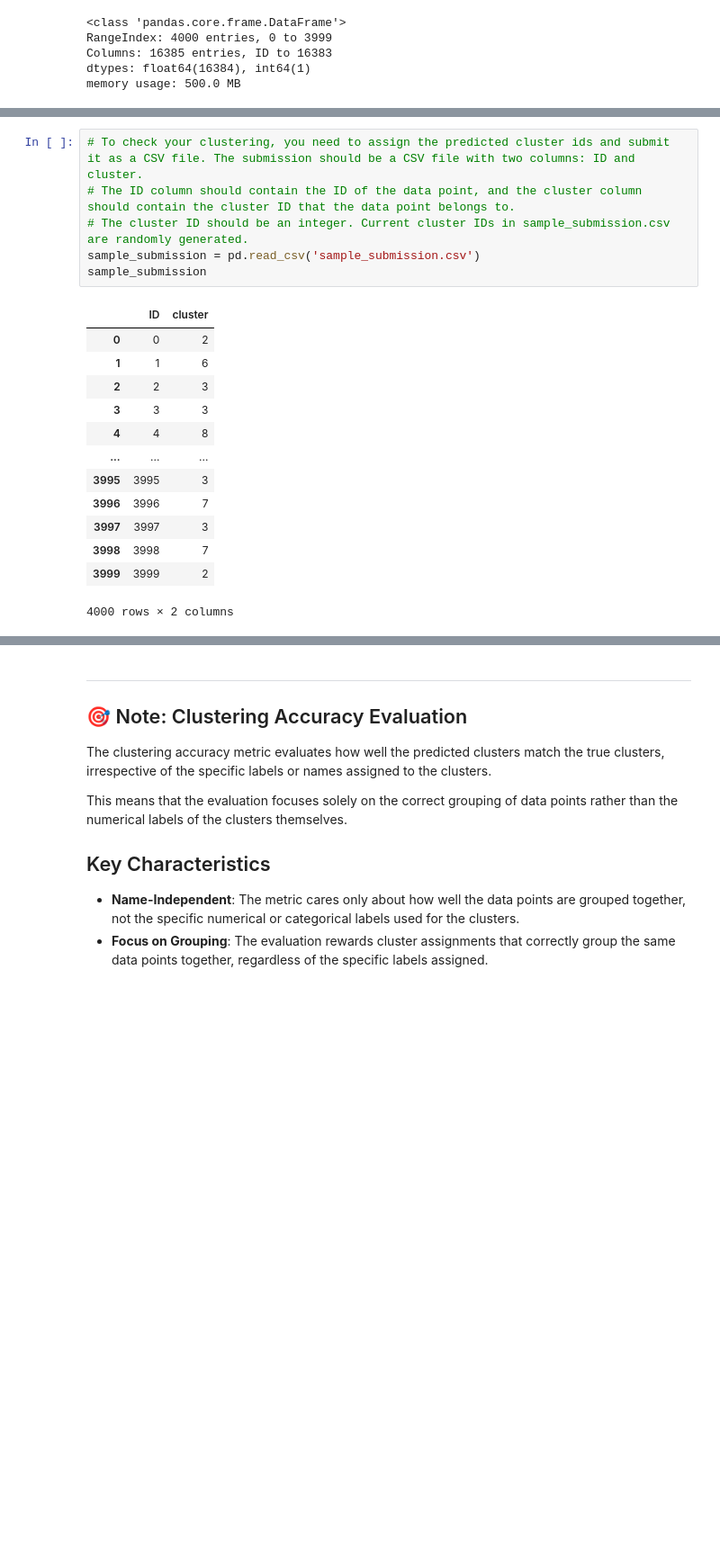
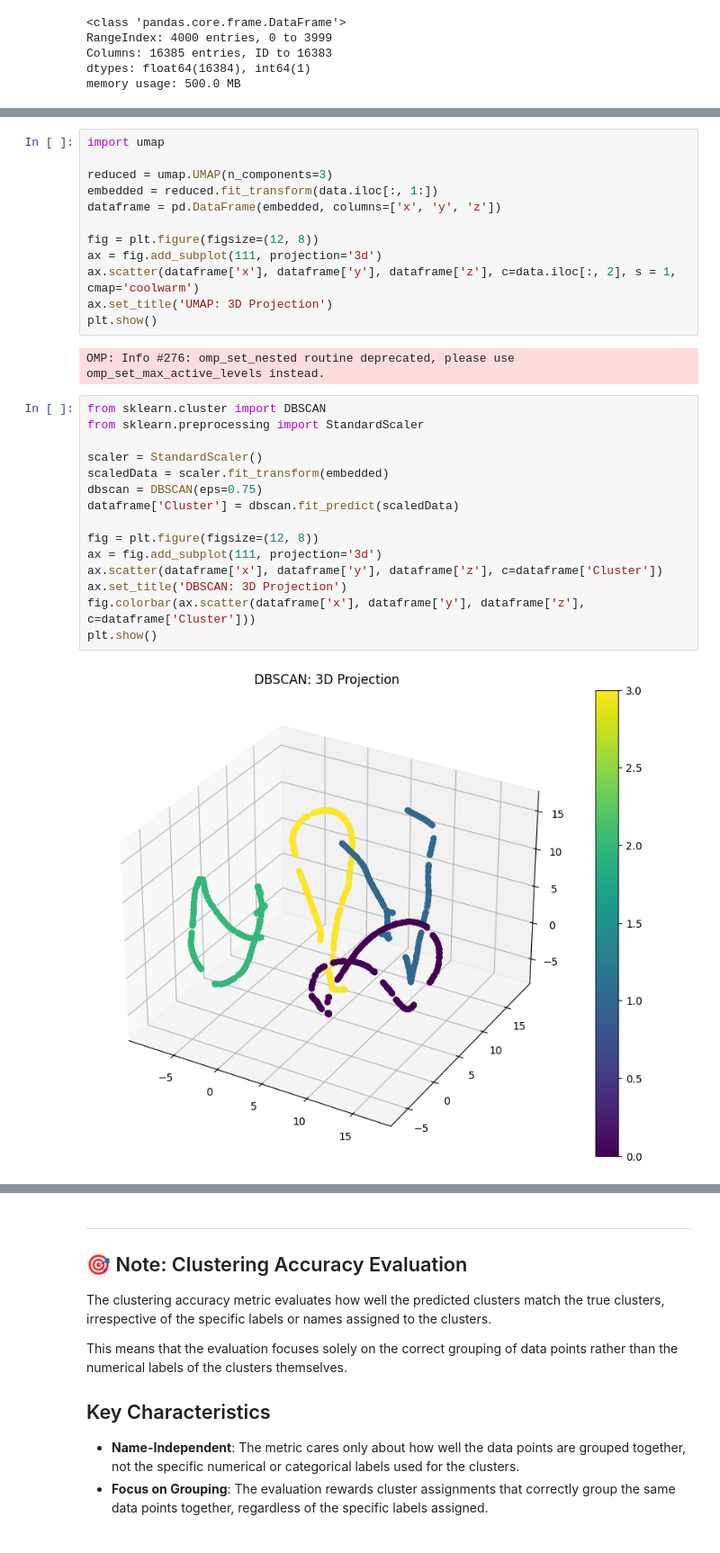
Before and after one commit to kajaprestn/TDT4172, a Jupyter notebook: Assignments/Assignment2/Chapter_2.ipynb, the cells around one changed output, grey strips where cells are left out. Shown at 90% size. Saved outputs shown, nothing was run; the diff lists cells and outputs as text; blank space fills up the shorter version.

```diff
--- a/Assignments/Assignment2/Chapter_2.ipynb
+++ b/Assignments/Assignment2/Chapter_2.ipynb
@@ -162,21 +350,32 @@ plt.legend()
 [figure]
-# %%
-# To check your clustering, you need to assign the predicted cluster ids and submit it as a CSV file. The submission should be a CSV file with two columns: ID and cluster.
-# The ID column should contain the ID of the data point, and the cluster column should contain the cluster ID that the data point belongs to.
-# The cluster ID should be an integer. Current cluster IDs in sample_submission.csv are randomly generated.
-sample_submission = pd.read_csv('sample_submission.csv')
-sample_submission
-# %% [output]
-|  | ID | cluster |
-| 0 | 0 | 2 |
-| 1 | 1 | 6 |
-| 2 | 2 | 3 |
-| 3 | 3 | 3 |
-| 4 | 4 | 8 |
-| ... | ... | ... |
-| 3995 | 3995 | 3 |
-| 3996 | 3996 | 7 |
-| 3997 | 3997 | 3 |
-| 3998 | 3998 | 7 |
-| 3999 | 3999 | 2 |
-4000 rows × 2 columns
+# %%
+import umap
+
+reduced = umap.UMAP(n_components=3)
+embedded = reduced.fit_transform(data.iloc[:, 1:])
+dataframe = pd.DataFrame(embedded, columns=['x', 'y', 'z'])
+
+fig = plt.figure(figsize=(12, 8))
+ax = fig.add_subplot(111, projection='3d')
+ax.scatter(dataframe['x'], dataframe['y'], dataframe['z'], c=data.iloc[:, 2], s = 1, cmap='coolwarm')
+ax.set_title('UMAP: 3D Projection')
+plt.show()
+# %% [output]
+OMP: Info #276: omp_set_nested routine deprecated, please use omp_set_max_active_levels instead.
+# %%
+from sklearn.cluster import DBSCAN
+from sklearn.preprocessing import StandardScaler
+
+scaler = StandardScaler()
+scaledData = scaler.fit_transform(embedded)
+dbscan = DBSCAN(eps=0.75)
+dataframe['Cluster'] = dbscan.fit_predict(scaledData)
+
+fig = plt.figure(figsize=(12, 8))
+ax = fig.add_subplot(111, projection='3d')
+ax.scatter(dataframe['x'], dataframe['y'], dataframe['z'], c=dataframe['Cluster'])
+ax.set_title('DBSCAN: 3D Projection')
+fig.colorbar(ax.scatter(dataframe['x'], dataframe['y'], dataframe['z'], c=dataframe['Cluster']))
+plt.show()
+# %% [output]
+[figure, added]
```
Also changed, not shown: parts of 17 cells of this notebook, 8 other files.
